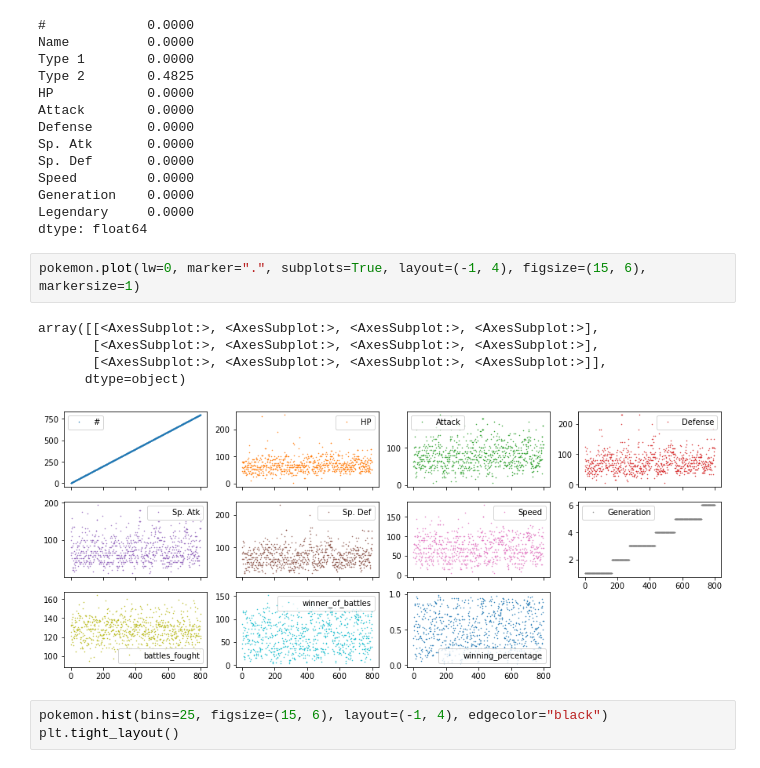
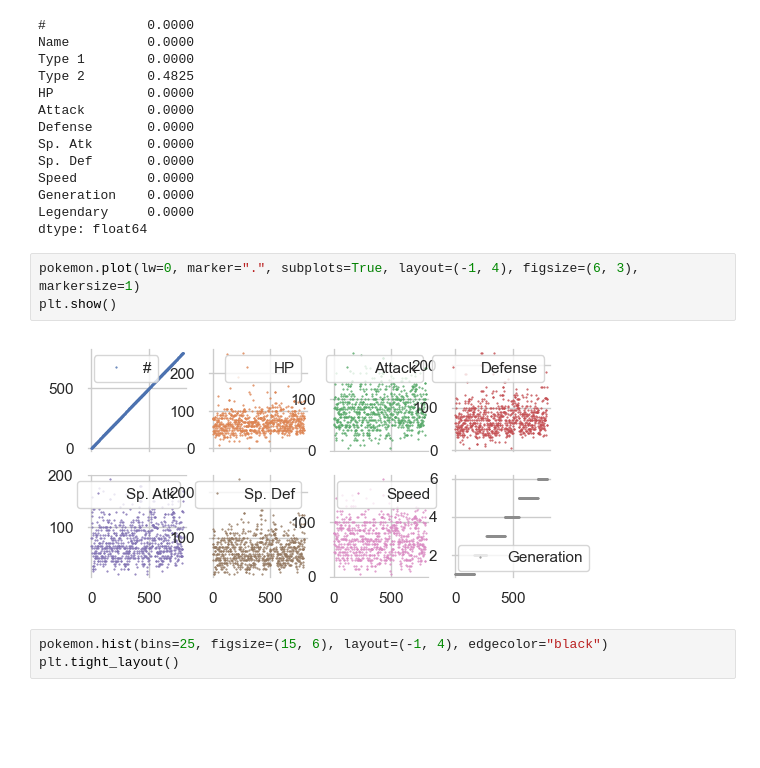
Before and after one commit to AndresUribe1234/Pokemon-game-insights, a Jupyter notebook: kaggle_pokemon.ipynb, the cells around one changed output. Cells and saved outputs as stored; diff of their text form; blank space fills up the shorter version.

```diff
--- a/kaggle_pokemon.ipynb
+++ b/kaggle_pokemon.ipynb
@@ -148,13 +149,10 @@ Generation    0.0000
 Legendary     0.0000
 dtype: float64
 # %%
-pokemon.plot(lw=0, marker=".", subplots=True, layout=(-1, 4), figsize=(15, 6), markersize=1)
+pokemon.plot(lw=0, marker=".", subplots=True, layout=(-1, 4), figsize=(6, 3), markersize=1)
+plt.show()
 # %% [output]
-array([[<AxesSubplot:>, <AxesSubplot:>, <AxesSubplot:>, <AxesSubplot:>],
-       [<AxesSubplot:>, <AxesSubplot:>, <AxesSubplot:>, <AxesSubplot:>],
-       [<AxesSubplot:>, <AxesSubplot:>, <AxesSubplot:>, <AxesSubplot:>]],
-      dtype=object)
-[figure, old version]
+[figure, new version]
 # %%
 pokemon.hist(bins=25, figsize=(15, 6), layout=(-1, 4), edgecolor="black")
 plt.tight_layout()
```
Also changed, not shown: parts of 27 cells of this notebook.
